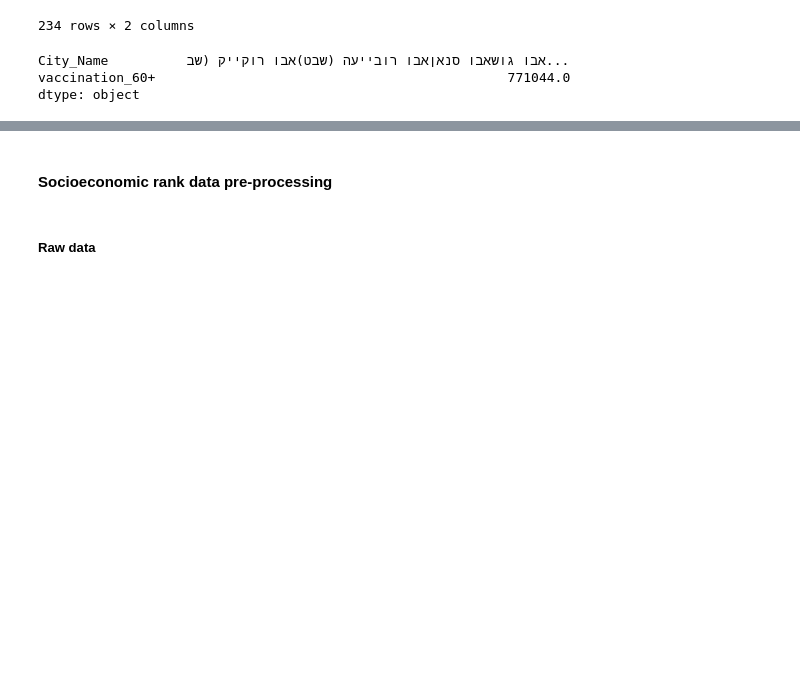
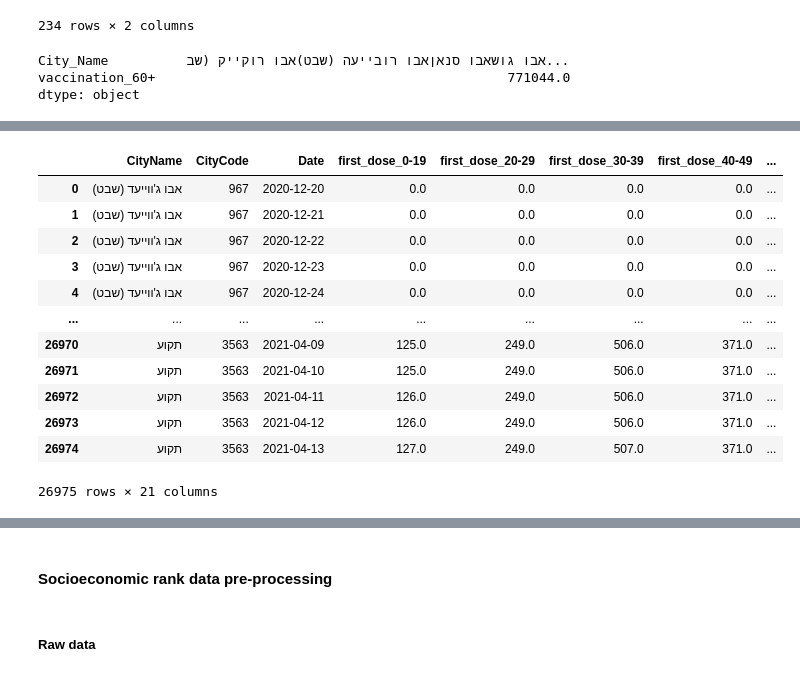
Before and after one commit to gilcaspi/COVID-19-Vaccinations, a Jupyter notebook: vaccinations.ipynb, the cells around one changed output, grey strips where cells are left out. Cells and saved outputs as stored; diff of their text form; code cells hidden in the pictures; blank space fills up the shorter version.

```diff
--- a/vaccinations.ipynb
+++ b/vaccinations.ipynb
@@ -134,0 +159,45 @@ dtype: object
+# %%
+temporal_vaccination_df = temporal_vaccination_df_raw.copy()
+prefix = "first_dose_"
+relevant_columns = ["60-69", "70-79", "80-89", "90+"]
+
+temporal_vaccination_df.rename(columns={prefix+"60-69": "60-69",
+                                        prefix+"70-79": "70-79",
+                                        prefix+"80-89": "80-89",
+                                        prefix+"90+": "90+"},
+                              inplace=True)
+temporal_vaccination_df["drop_row"] = False
+for index, row in temporal_vaccination_df.iterrows():
+    cnt = int(row["60-69"] in ['<15']) + \
+          int(row["70-79"] in ['<15']) + \
+          int(row["80-89"] in ['<15']) + \
+          int(row["90+"] in ['<15'])
+    if cnt > 1:
+        temporal_vaccination_df.loc[index, "drop_row"] = True
+temporal_vaccination_df = temporal_vaccination_df[temporal_vaccination_df.drop_row == False]
+temporal_vaccination_df = temporal_vaccination_df.drop("drop_row", 1)
+
+temporal_vaccination_df.replace('<15', 1, inplace=True)
+temporal_vaccination_df.replace(np.nan, -100, inplace=True)
+temporal_vaccination_df.set_index('CityName', inplace=True)
+
+for column_name in relevant_columns:
+    temporal_vaccination_df[column_name] = temporal_vaccination_df[column_name].astype('float').astype('int')
+
+temporal_vaccination_df.replace(-100, np.nan, inplace=True)
+temporal_vaccination_df.reset_index(inplace=True)
+temporal_vaccination_df
+# %% [output]
+|  | CityName | CityCode | Date | first_dose_0-19 | first_dose_20-29 | first_dose_30-39 | first_dose_40-49 | ... |
+| 0 | אבו ג'ווייעד (שבט) | 967 | 2020-12-20 | 0.0 | 0.0 | 0.0 | 0.0 | ... |
+| 1 | אבו ג'ווייעד (שבט) | 967 | 2020-12-21 | 0.0 | 0.0 | 0.0 | 0.0 | ... |
+| 2 | אבו ג'ווייעד (שבט) | 967 | 2020-12-22 | 0.0 | 0.0 | 0.0 | 0.0 | ... |
+| 3 | אבו ג'ווייעד (שבט) | 967 | 2020-12-23 | 0.0 | 0.0 | 0.0 | 0.0 | ... |
+| 4 | אבו ג'ווייעד (שבט) | 967 | 2020-12-24 | 0.0 | 0.0 | 0.0 | 0.0 | ... |
+| ... | ... | ... | ... | ... | ... | ... | ... | ... |
+| 26970 | תקוע | 3563 | 2021-04-09 | 125.0 | 249.0 | 506.0 | 371.0 | ... |
+| 26971 | תקוע | 3563 | 2021-04-10 | 125.0 | 249.0 | 506.0 | 371.0 | ... |
+| 26972 | תקוע | 3563 | 2021-04-11 | 126.0 | 249.0 | 506.0 | 371.0 | ... |
+| 26973 | תקוע | 3563 | 2021-04-12 | 126.0 | 249.0 | 506.0 | 371.0 | ... |
+| 26974 | תקוע | 3563 | 2021-04-13 | 127.0 | 249.0 | 507.0 | 371.0 | ... |
+26975 rows × 21 columns
```
Also changed, not shown: parts of 6 cells of this notebook, 3 other files.
